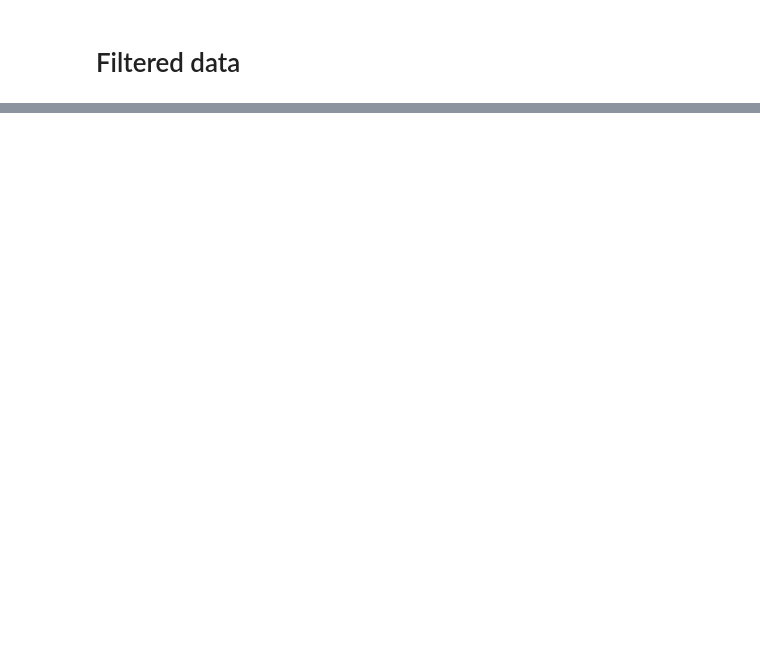
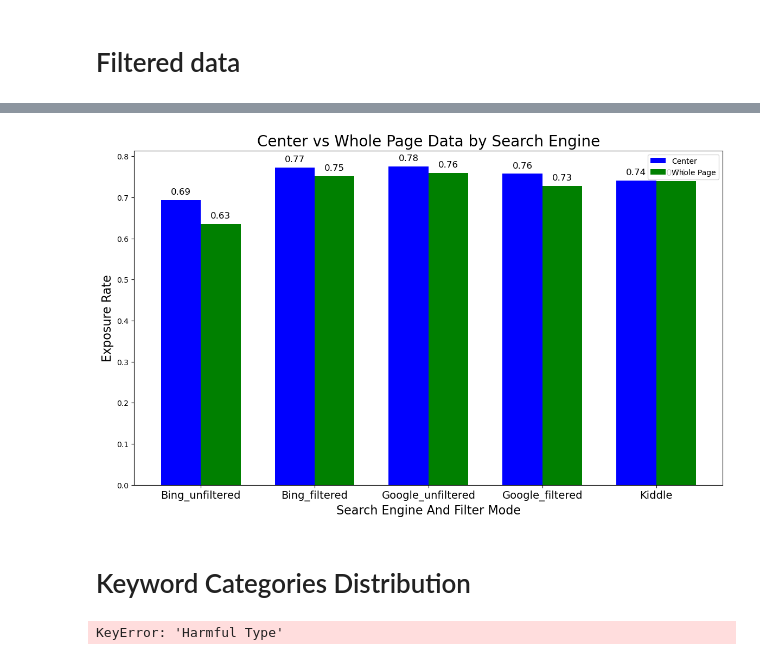
Before and after one commit to michellecxy015/search-engines, a Jupyter notebook: code/DataAnalyzingBing.ipynb, the cells around one changed output, grey strips where cells are left out. Drawn from its saved outputs; the diff is of its cells as text; code cells hidden in the pictures; blank space fills up the shorter version.

```diff
--- a/code/DataAnalyzingBing.ipynb
+++ b/code/DataAnalyzingBing.ipynb
@@ -471,0 +498,68 @@ Exposure Rate     0.636899     0.825683     0.882658     0.911395     0.921772
+# %%
+import matplotlib.pyplot as plt
+import numpy as np
+
+# 数据
+center = [0.692641, 0.772025, 0.775061, 0.757347, 0.740351]
+whole_page = [0.63473, 0.751522, 0.759394, 0.727929, 0.739209]
+engine = ["Bing_unfiltered", "Bing_filtered", "Google_unfiltered", "Google_filtered", "Kiddle"]
+
+# 设置柱形的宽度
+bar_width = 0.35
+
+# 设置 x 坐标
+index = np.arange(len(engine))
+
+# 创建柱状图
+fig, ax = plt.subplots(figsize=(14, 8))
+bar1 = ax.bar(index, center, bar_width, label='Center', color='b')
+bar2 = ax.bar(index + bar_width, whole_page, bar_width, label='Whole Page', color='g')
+
+# 添加标题和标签
+ax.set_title('Center vs Whole Page Data by Search Engine', fontsize=20)
+ax.set_xlabel('Search Engine And Filter Mode', fontsize=16)
+ax.set_ylabel('Exposure Rate', fontsize=16)
+ax.set_xticks(index + bar_width / 2)
+ax.set_xticklabels(engine, fontsize=14)
+ax.legend()
+
+# 添加数值标签
+for bar in bar1:
+    yval = bar.get_height()
+    ax.text(bar.get_x() + bar.get_width() / 2, yval + 0.01, f'{yval:.2f}', ha='center', va='bottom', fontsize=12)
+
+for bar in bar2:
+    yval = bar.get_height()
+    ax.text(bar.get_x() + bar.get_width() / 2, yval + 0.01, f'{yval:.2f}', ha='center', va='bottom', fontsize=12)
+
+# 显示图表
+plt.show()
+# %% [output]
+[figure, added]
+# %% [markdown]
+# Keyword Categories Distribution
+# %%
+# Calculate the frequency of Harmful Type for both datasets
+filtered_harmful_type_counts = filtered_data["Harmful Type"].value_counts()
+unfiltered_harmful_type_counts = unfiltered_data["Harmful Type"].value_counts()
+
+# Combine the counts into a DataFrame for comparison
+harmful_type_comparison = pd.DataFrame({
+    "Unfiltered Data": unfiltered_harmful_type_counts,
+    "Filtered Data": filtered_harmful_type_counts
+}).fillna(0).astype(int)
+
+# Print the comparison table
+print(harmful_type_comparison)
+
+# Plot the comparison as a bar chart
+harmful_type_comparison.plot(kind="bar", figsize=(10, 6))
+plt.title("Harmful Type Frequency Comparison: Unfiltered vs. Filtered Data")
+plt.xlabel("Harmful Type")
+plt.ylabel("Frequency")
+plt.xticks(rotation=45)
+plt.legend(title="Dataset")
+plt.tight_layout()
+plt.show()
+# %% [output]
+KeyError: 'Harmful Type'
```
Also changed, not shown: parts of 8 cells of this notebook, 2 other files.
